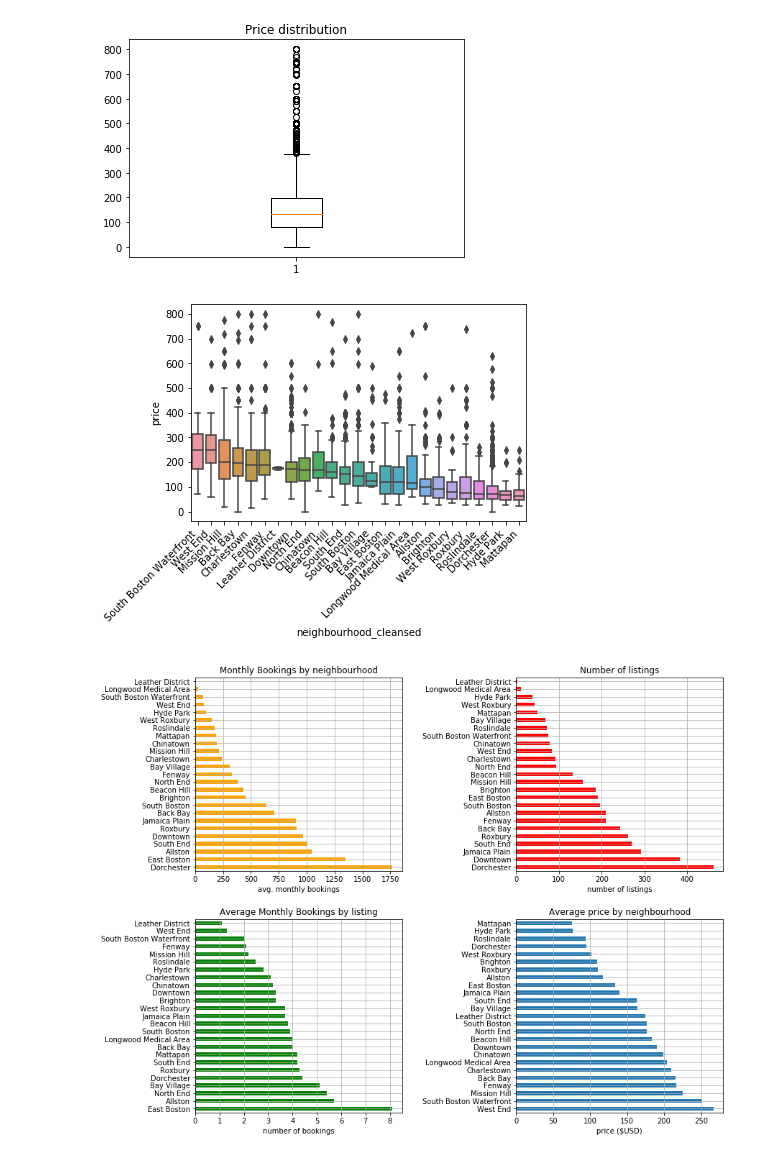
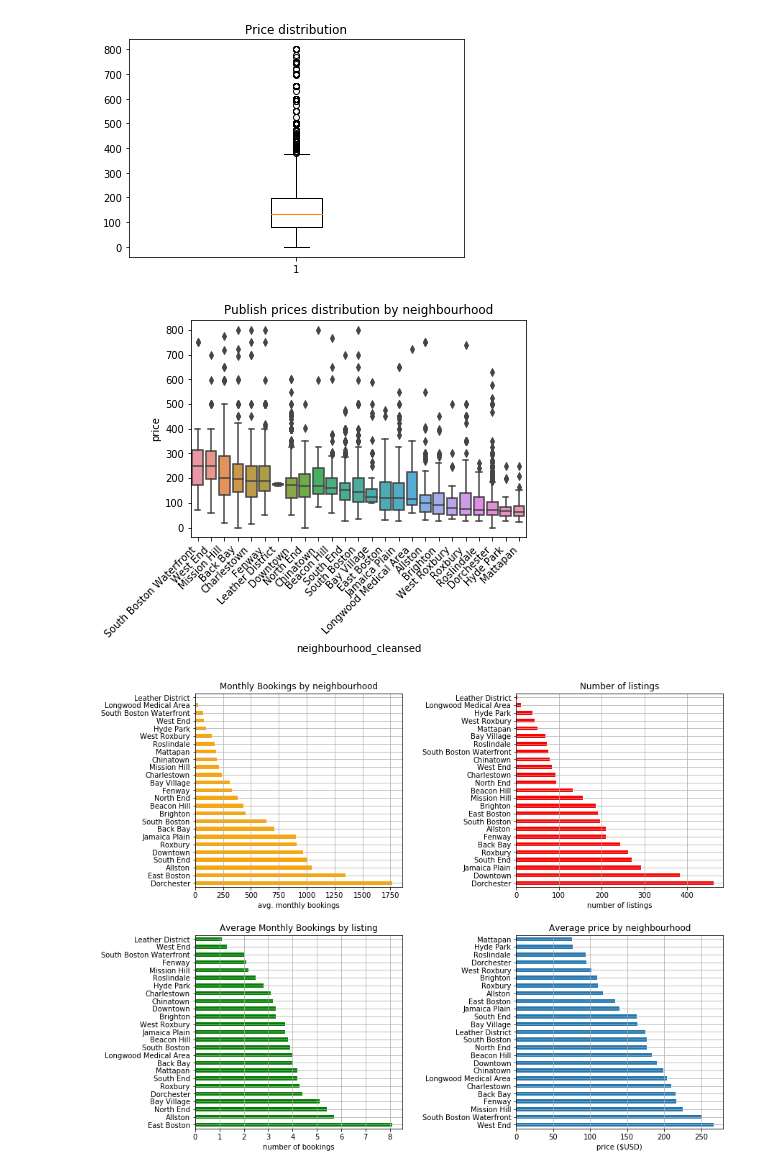
Before and after one commit to rwester90/Airbnb_Listings_Boston, a Jupyter notebook: Airbnb_listings_boston_analysis_final.ipynb, the cells around one changed output. Cells and saved outputs as stored; diff of their text form; code cells hidden in the pictures.

```diff
--- a/Airbnb_listings_boston_analysis_final.ipynb
+++ b/Airbnb_listings_boston_analysis_final.ipynb
@@ -229,6 +259,12 @@ calendar.head()
 # %%
-def cast_monetary_float(columnas,df):
-    for col in columnas:
+def cast_monetary_float(columns,df):
+    '''
+    Function that cast columns with monetary data from a string type to float
+    Input: columns: column list with columns names to be cast
+           df: dataframe with target columns
+    Output: dataframe with transform columns
+    '''
+    for col in columns:
         try:
             df[col]=df[col].str.replace(',', '')
             df[col]=df[col].str.replace('$', '')
@@ -238,6 +274,7 @@ def cast_monetary_float(columnas,df):
 
         return df
 
+#Data preprocessing from calendar database: monetary columns are transform to float.
 calendar=cast_monetary_float(['price','adjusted_price'],calendar)
 calendar_new=calendar.copy()
 
@@ -437,23 +480,24 @@ ax1.boxplot(listings.loc[listings.price<=800]['price'])
 # %%
 #Finally we obtain average prices by neighbourhood
 #The South Boston Waterfront and the West end are the expensivest neighbourhoods to book in Airbnb. The first is a district that
 #has suffered a series of renovations since the beginning of the 21st Century that had turn it into a flourish neigbourhood.
 #The second is a mixed-use commercial and residential area district near downtown.
 #After them in prices comes Mission Hill, that is known by his architectural value and then a series of neighbourhoods that are
 #located nearby downtown, like Charlestown, back bay, Beacon hill, North End and Chinatown.
 #The cheapest districts are suburbs located far from downtown, like Mattapan, hyde park and dorchester.
 sort_order = listings.query('price <= 800')\
                     .groupby('neighbourhood_cleansed')['price']\
                     .median()\
                     .sort_values(ascending=False)\
                     .index
 sns.boxplot(y='price', x='neighbourhood_cleansed', data=listings.query('price <= 800'),
             order=sort_order)
 ax = plt.gca()
 ax.set_xticklabels(ax.get_xticklabels(), rotation=45, ha='right')
+plt.title('Publish prices distribution by neighbourhood')
 plt.show()
 # %% [output]
-[figure, old version]
+[figure, new version]
 # %%
 #In order to answer question four we proceed to elaborate a series of indicators
 
```
Also changed, not shown: parts of 9 cells of this notebook.
